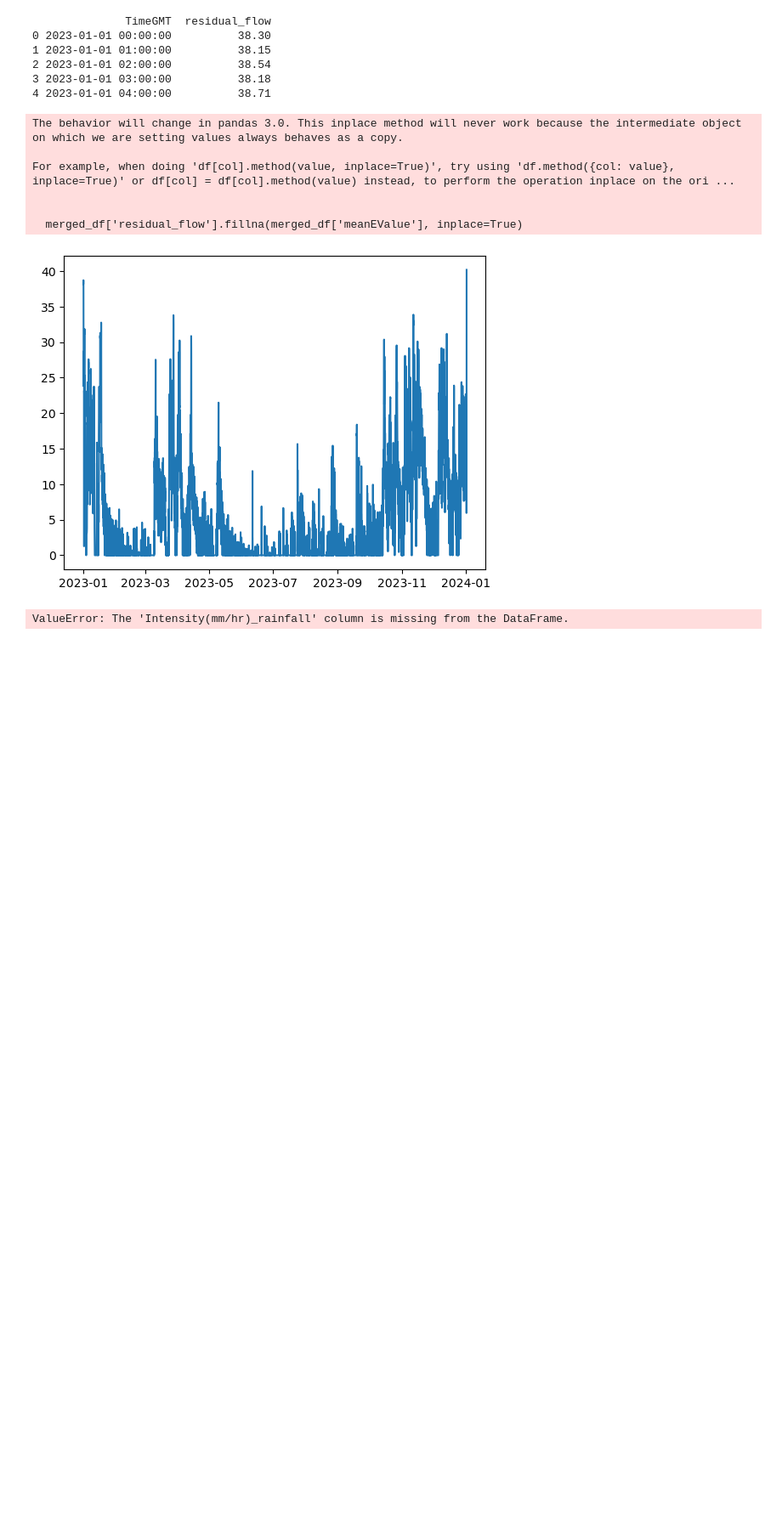
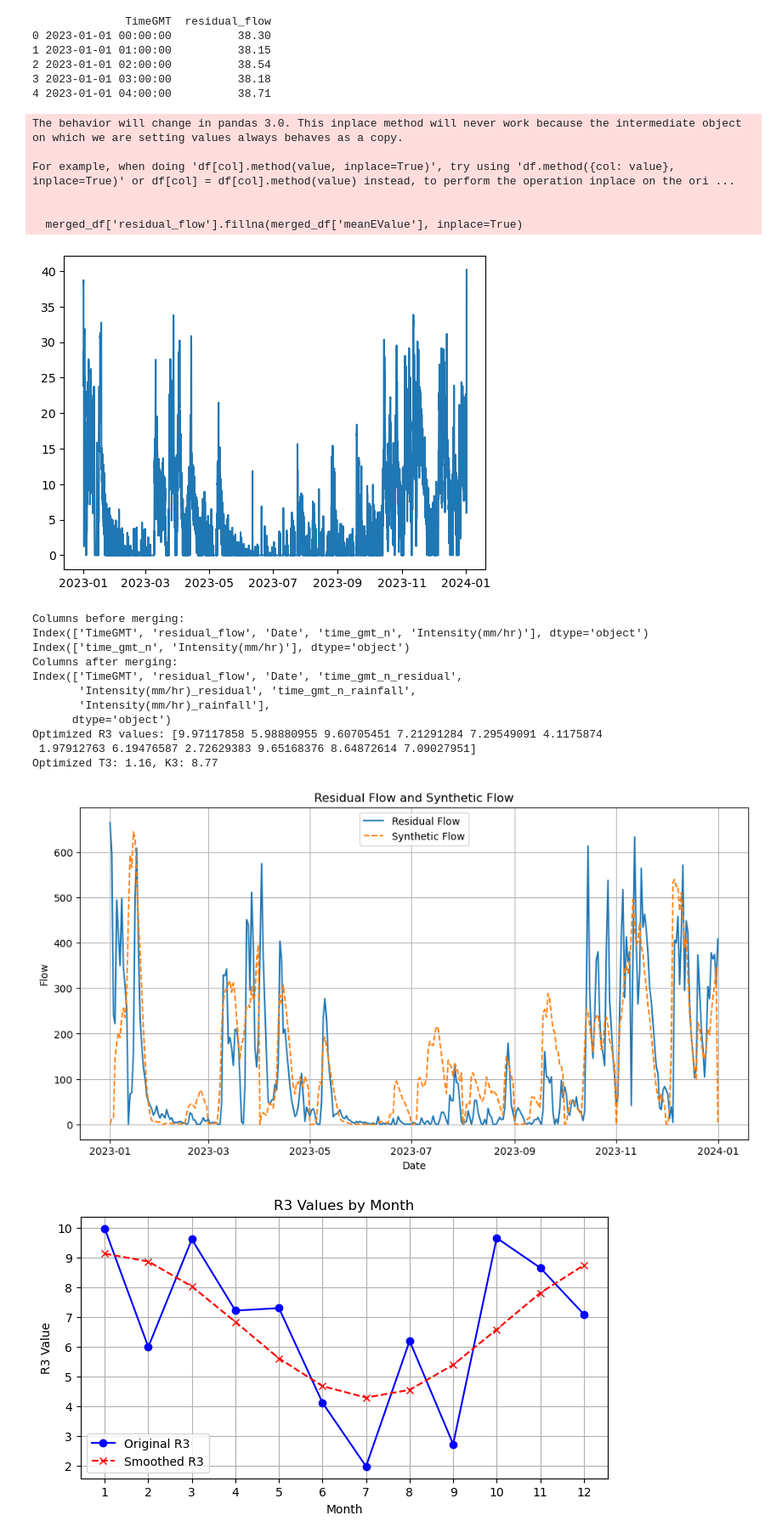
Before and after one commit to McGinty666/WWDS-project, a Jupyter notebook: scripts/main.ipynb, the cells around one changed output. Shown at 85% size. Saved outputs shown, nothing was run; the diff lists cells and outputs as text; code cells hidden in the pictures; blank space fills up the shorter version.

```diff
--- a/scripts/main.ipynb
+++ b/scripts/main.ipynb
@@ -442,14 +425,23 @@ def weighted_objective(params, rainfall, actual_flow, months):
 df_residual_winter_flow['TimeGMT'] = pd.to_datetime(df_residual_winter_flow['TimeGMT'])
 df_rainfall['time_gmt_n'] = pd.to_datetime(df_rainfall['time_gmt_n'])
 
-# Drop duplicate columns before merging
-df_residual_winter_flow = df_residual_winter_flow.drop(columns=['time_gmt_n', 'Intensity(mm/hr)'], errors='ignore')
+# Print column names before merging
+print("Columns before merging:")
+print(df_residual_winter_flow.columns)
+print(df_rainfall[['time_gmt_n', 'Intensity(mm/hr)']].columns)
 
 # Merge the DataFrames on the matching datetime columns with suffixes to handle duplicate columns
 df_residual_winter_flow = df_residual_winter_flow.merge(df_rainfall[['time_gmt_n', 'Intensity(mm/hr)']],
                                                         left_on='TimeGMT', right_on='time_gmt_n', how='left',
                                                         suffixes=('_residual', '_rainfall'))
 
+# Print column names after merging
+print("Columns after merging:")
+print(df_residual_winter_flow.columns)
+
+# Check if 'Intensity(mm/hr)_rainfall' column exists
+if 'Intensity(mm/hr)_rainfall' not in df_residual_winter_flow.columns:
+    raise ValueError("The 'Intensity(mm/hr)_rainfall' column is missing from the DataFrame.")
 
 # Aggregate data by day
 df_residual_winter_flow['Date'] = df_residual_winter_flow['TimeGMT'].dt.date
@@ -457,13 +449,6 @@ daily_aggregates = df_residual_winter_flow.groupby('Date').agg({
     'residual_flow': 'sum',
     'Intensity(mm/hr)_rainfall': 'sum'
 }).reset_index()
-
-
-# Check if 'Intensity(mm/hr)_rainfall' column exists
-if 'Intensity(mm/hr)_rainfall' not in df_residual_winter_flow.columns:
-    raise ValueError("The 'Intensity(mm/hr)_rainfall' column is missing from the DataFrame.")
-
-
 
 # Extract month from Date
 daily_aggregates['Month'] = pd.to_datetime(daily_aggregates['Date']).dt.month
@@ -510,31 +495,43 @@ plt.plot(daily_aggregates['Date'], daily_aggregates['synthetic_flow'], label='Sy
 plt.xlabel('Date')
 plt.ylabel('Flow')
 plt.title('Residual Flow and Synthetic Flow')
 plt.legend()
 plt.grid(True)
 plt.show()
 
 # Plot the R3 values against the month
 plt.figure(figsize=(8, 4))
 months = np.arange(1, 13)
 plt.plot(months, R3_values, marker='o', linestyle='-', color='b', label='Original R3')
 plt.plot(months, smoothed_R3_values, marker='x', linestyle='--', color='r', label='Smoothed R3')
 plt.xlabel('Month')
 plt.ylabel('R3 Value')
 plt.title('R3 Values by Month')
 plt.xticks(months)
 plt.legend()
 plt.grid(True)
 plt.show()
 
 # Plot the synthetic flow
 plt.figure(figsize=(12, 6))
 plt.plot(daily_aggregates['Date'], daily_aggregates['synthetic_flow'], label='Synthetic Flow')
 plt.xlabel('Date')
 plt.ylabel('Synthetic Flow')
 plt.title('Synthetic Flow Over Time')
 plt.legend()
 plt.grid(True)
 plt.show()
 # %% [output]
-ValueError: The 'Intensity(mm/hr)_rainfall' column is missing from the DataFrame.
+Columns before merging:
+Index(['TimeGMT', 'residual_flow', 'Date', 'time_gmt_n', 'Intensity(mm/hr)'], dtype='object')
+Index(['time_gmt_n', 'Intensity(mm/hr)'], dtype='object')
+Columns after merging:
+Index(['TimeGMT', 'residual_flow', 'Date', 'time_gmt_n_residual',
+       'Intensity(mm/hr)_residual', 'time_gmt_n_rainfall',
+       'Intensity(mm/hr)_rainfall'],
+      dtype='object')
+Optimized R3 values: [9.97117858 5.98880955 9.60705451 7.21291284 7.29549091 4.1175874
+ 1.97912763 6.19476587 2.72629383 9.65168376 8.64872614 7.09027951]
+Optimized T3: 1.16, K3: 8.77
+[figure, added]
+[figure, added]
```
Also changed, not shown: parts of 5 cells of this notebook, 12 other files.
